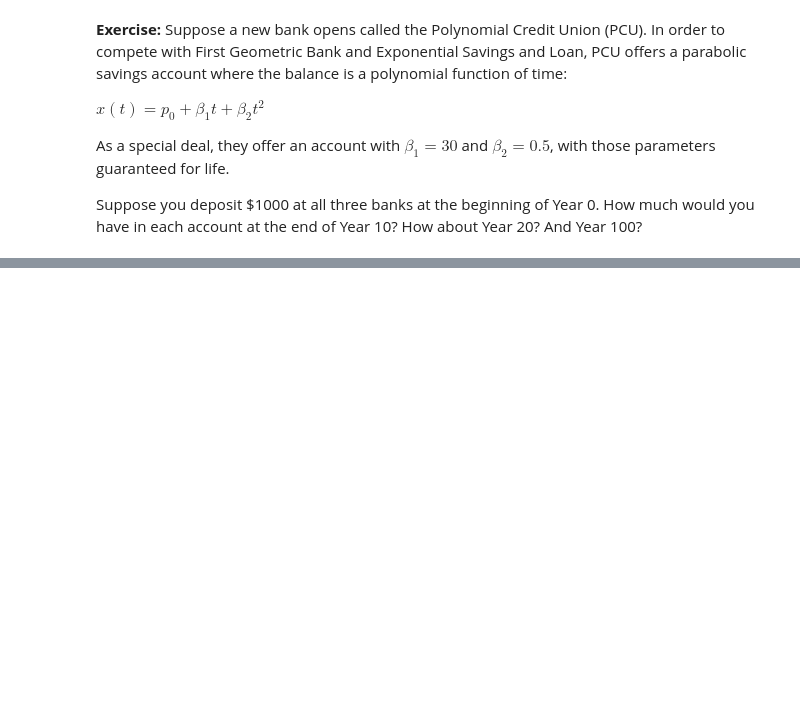
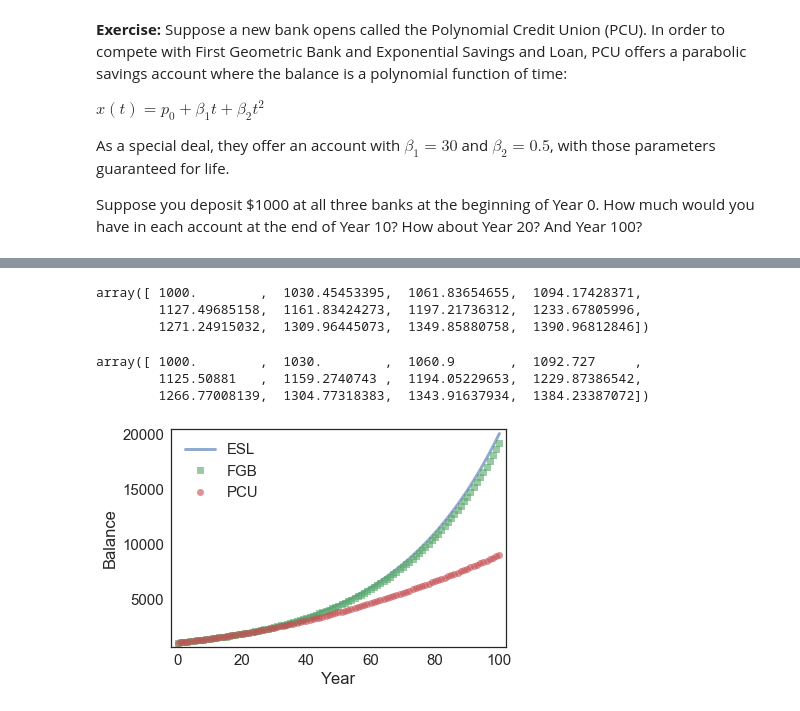
Before and after one commit to JonahSpicher/ModSimPy, a Jupyter notebook: code/chap04 - Copy.ipynb, the cells around one changed output, grey strips where cells are left out. Saved outputs shown, nothing was run; the diff lists cells and outputs as text; code cells hidden in the pictures; blank space fills up the shorter version.

```diff
--- a/code/chap04 - Copy.ipynb
+++ b/code/chap04 - Copy.ipynb
@@ -292,0 +317,3 @@ plot_bank_results(title='banks')
+# %%
+FGB = bal0 * (1 + a) ** years
+FGB
@@ -310,0 +346,6 @@ Suppose you deposit \$1000 at all three banks at the beginning of Year 0.  How m
+# %%
+b1 = 30
+b2 = 0.5
+# %%
+PCU = 1000 + b1 * years + b2 * (years ** 2)
+PCU
@@ -310,0 +368,23 @@ Suppose you deposit \$1000 at all three banks at the beginning of Year 0.  How m
+# %%
+ESL
+# %% [output]
+array([ 1000.        ,  1030.45453395,  1061.83654655,  1094.17428371,
+        1127.49685158,  1161.83424273,  1197.21736312,  1233.67805996,
+        1271.24915032,  1309.96445073,  1349.85880758,  1390.96812846])
+# %%
+FGB
+# %% [output]
+array([ 1000.        ,  1030.        ,  1060.9       ,  1092.727     ,
+        1125.50881   ,  1159.2740743 ,  1194.05229653,  1229.87386542,
+        1266.77008139,  1304.77318383,  1343.91637934,  1384.23387072])
+# %%
+def plot_banks():
+    newfig()
+    plot(years, ESL, '-', label='ESL')
+    plot(years, FGB, 's', label='FGB')
+    plot(years, PCU, 'o', label='PCU')
+    decorate(xlabel='Year', ylabel='Balance')
+# %%
+plot_banks()
+# %% [output]
+[figure, added]
```
Also changed, not shown: parts of 14 cells of this notebook, 3 other files.
